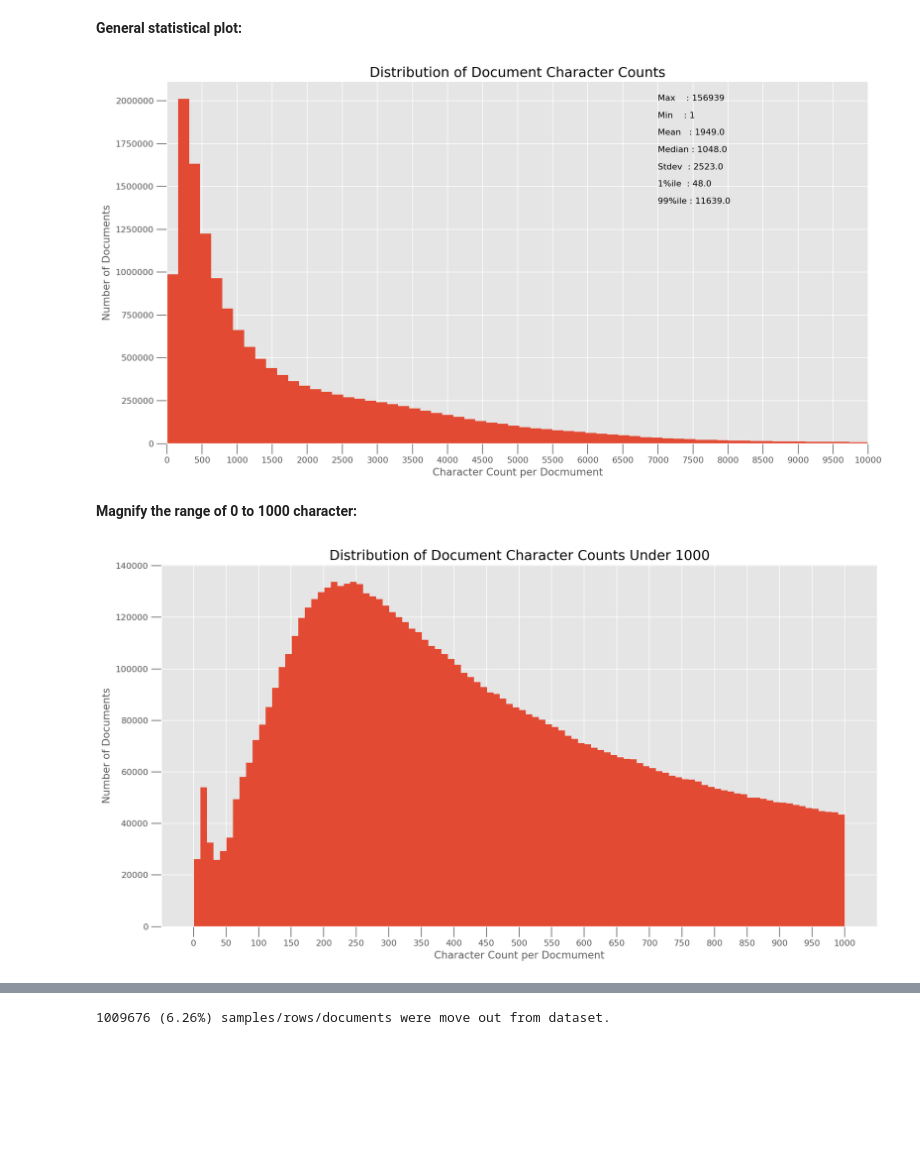
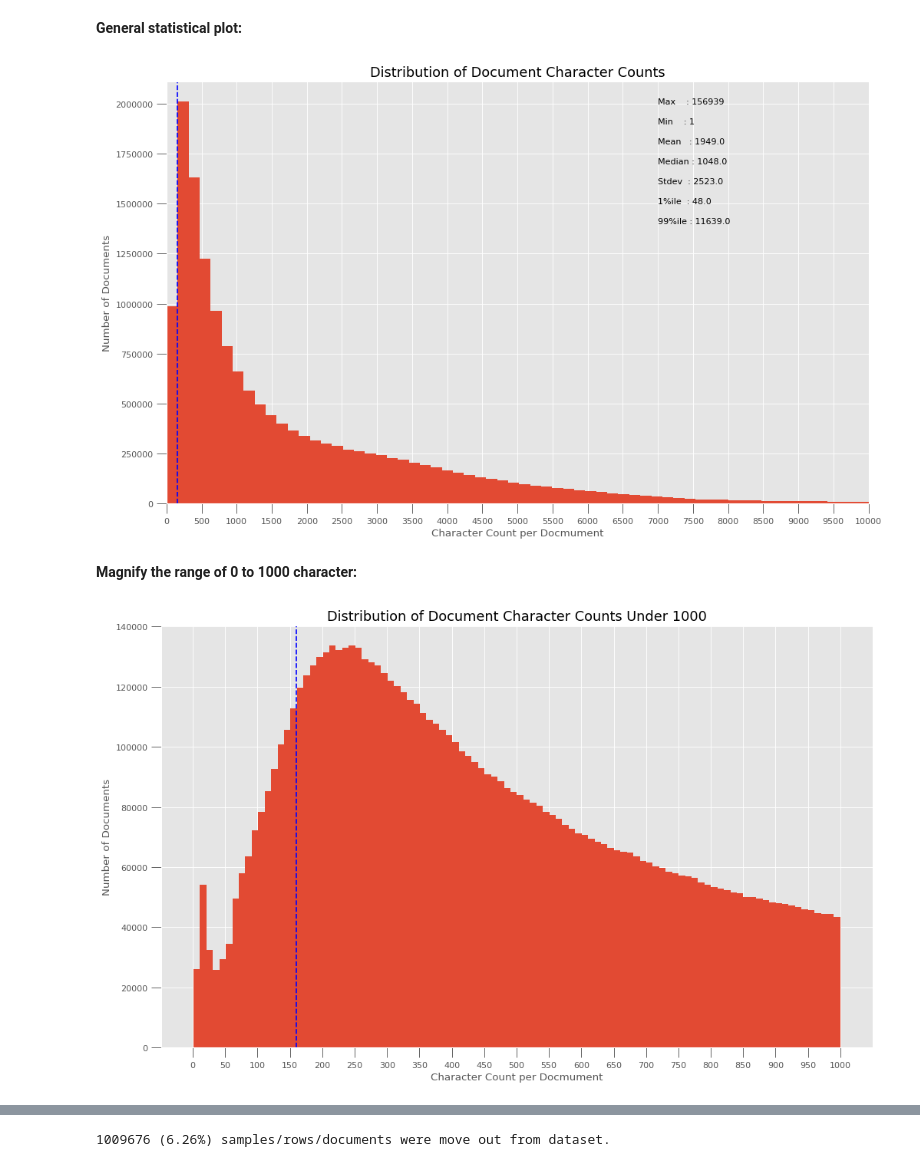
Before and after one commit to xandercai/papers-past-topic-modeling, a Jupyter notebook: 2-wrangling/1-wrangling.ipynb, the cells around one changed output, grey strips where cells are left out. Cells and saved outputs as stored; diff of their text form; code cells hidden in the pictures; blank space fills up the shorter version.

```diff
--- a/2-wrangling/1-wrangling.ipynb
+++ b/2-wrangling/1-wrangling.ipynb
@@ -23,6 +23,10 @@ from utils import conf_pyspark, load_dataset
 from matplotlib import pyplot as plt
 plt.style.use('ggplot')
 %matplotlib inline
+dpi=80
+
+import datetime
+print (datetime.datetime.now().strftime("%Y-%m-%d %H:%M:%S"))
 
 # intiate PySpark
 sc, spark = conf_pyspark()
@@ -170,36 +178,38 @@ length = list(
 **General statistical plot:**
 # %%
 # Plot
-plt.figure(figsize=(13,7), dpi=160)
+plt.figure(figsize=(13,8), dpi=dpi)
 plt.hist(length, bins = 1000)
 plt.text(7000, 2000000, "Max    : " + str(round(np.max(length))))
 plt.text(7000, 1900000, "Min    : " + str(round(np.min(length))))
 plt.text(7000, 1800000, "Mean   : " + str(round(np.mean(length))))
 plt.text(7000, 1700000, "Median : " + str(round(np.median(length))))
 plt.text(7000, 1600000, "Stdev  : " + str(round(np.std(length))))
 plt.text(7000, 1500000, "1%ile  : " + str(round(np.quantile(length, q=0.01))))
 plt.text(7000, 1400000, "99%ile : " + str(round(np.quantile(length, q=0.99))))
 plt.gca().set(xlim=(0, 10000), ylabel='Number of Documents', xlabel='Character Count per Docmument')
 plt.tick_params(size=12)
+plt.axvline(x=min_count, color='blue', linestyle='--')
 plt.xticks(np.linspace(0,10000,21))
 plt.title('Distribution of Document Character Counts', fontdict=dict(size=16))
 plt.tight_layout()
 plt.show()
 # %% [output]
-[figure, old version]
+[figure, new version]
 # %% [markdown]
 **Magnify the range of 0 to 1000 character:**
 # %%
 length1000 = [i for i in length if i <= 1000]
 # %%
-plt.figure(figsize=(13,7), dpi=160)
+plt.figure(figsize=(13,8), dpi=dpi)
 plt.hist(length1000, bins = 100)
 plt.gca().set(ylabel='Number of Documents', xlabel='Character Count per Docmument')
 plt.tick_params(size=12)
+plt.axvline(x=min_count, color='blue', linestyle='--')
 plt.xticks(np.linspace(0,1000,21))
 plt.title('Distribution of Document Character Counts Under 1000', fontdict=dict(size=16))
 plt.tight_layout()
 plt.show()
 # %% [output]
-[figure, old version]
+[figure, new version]
 # %% [markdown]
```
Also changed, not shown: parts of 4 cells of this notebook, 2 other files.
